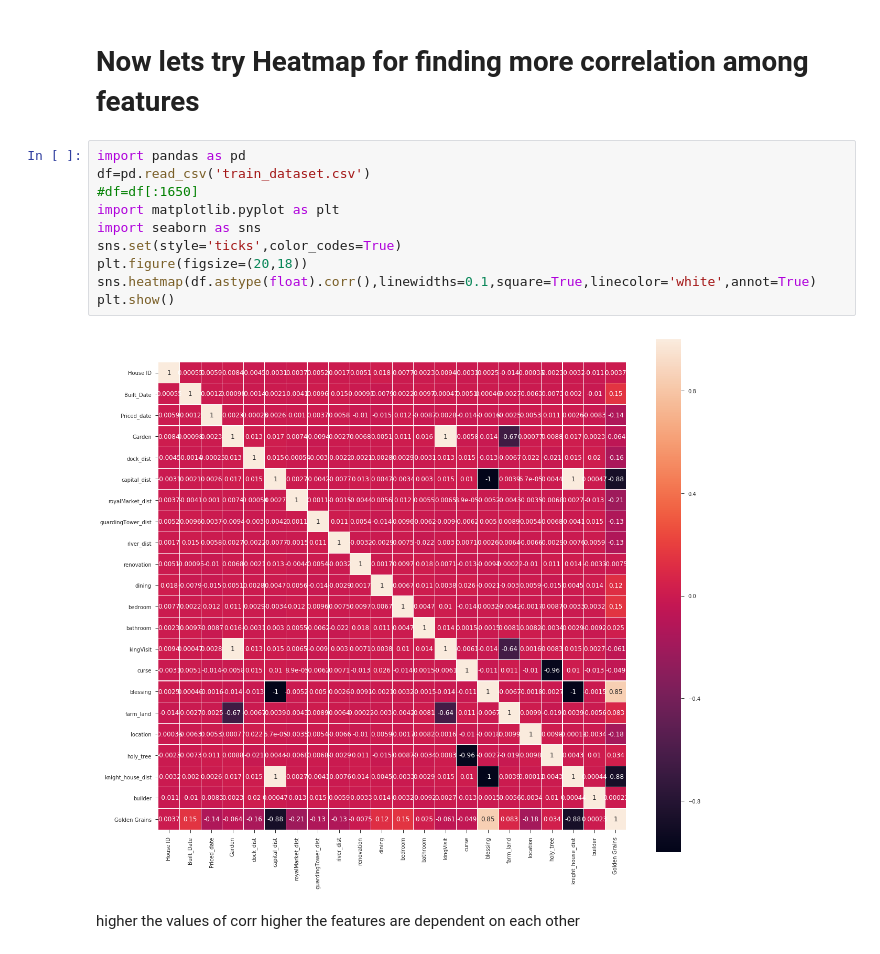
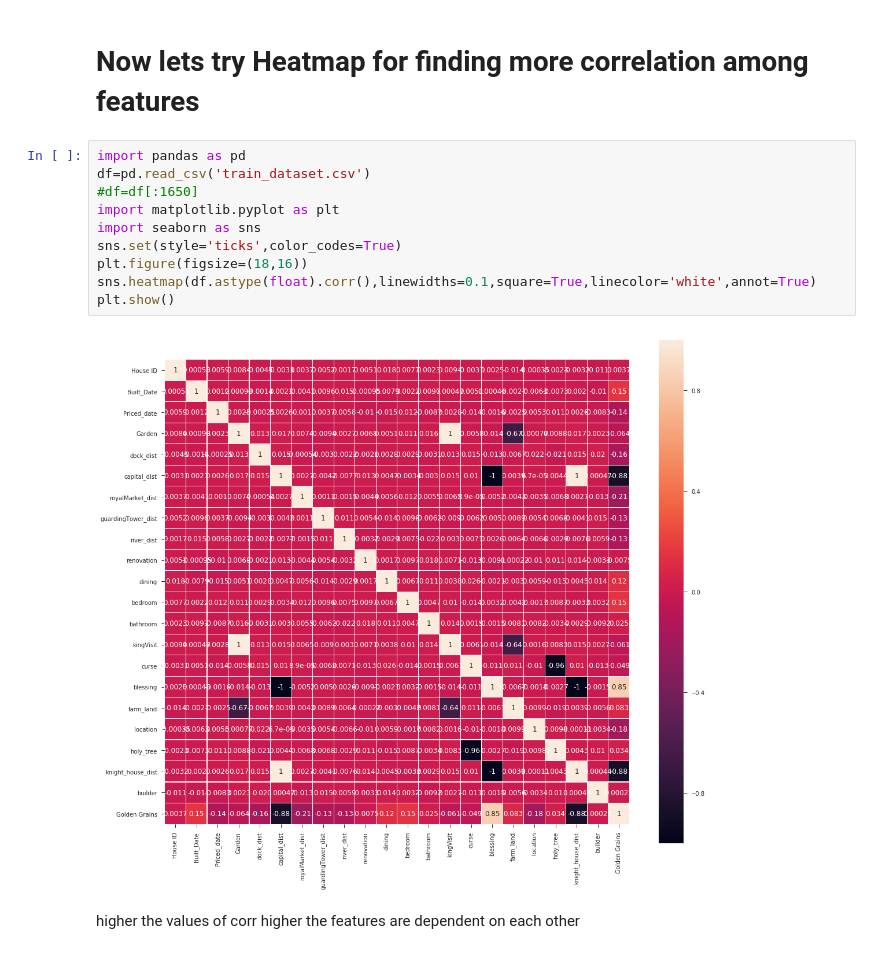
Before and after one commit to psm1996/Housing-Price-Predictions, a Jupyter notebook: Feature Analysis.ipynb, the cells around one changed output. Drawn from its saved outputs; the diff is of its cells as text.

```diff
--- a/Feature Analysis.ipynb
+++ b/Feature Analysis.ipynb
@@ -70,15 +70,15 @@ this shows relationship between capital distance and dock distance
 # %%
 import pandas as pd
 df=pd.read_csv('train_dataset.csv')
 #df=df[:1650]
 import matplotlib.pyplot as plt
 import seaborn as sns
 sns.set(style='ticks',color_codes=True)
-plt.figure(figsize=(20,18))
+plt.figure(figsize=(18,16))
 sns.heatmap(df.astype(float).corr(),linewidths=0.1,square=True,linecolor='white',annot=True)
 plt.show()
 # %% [output]
-[figure, old version]
+[figure, new version]
 # %% [markdown]
 higher the values of corr higher the features are dependent on each other
 # %% [markdown]
```
